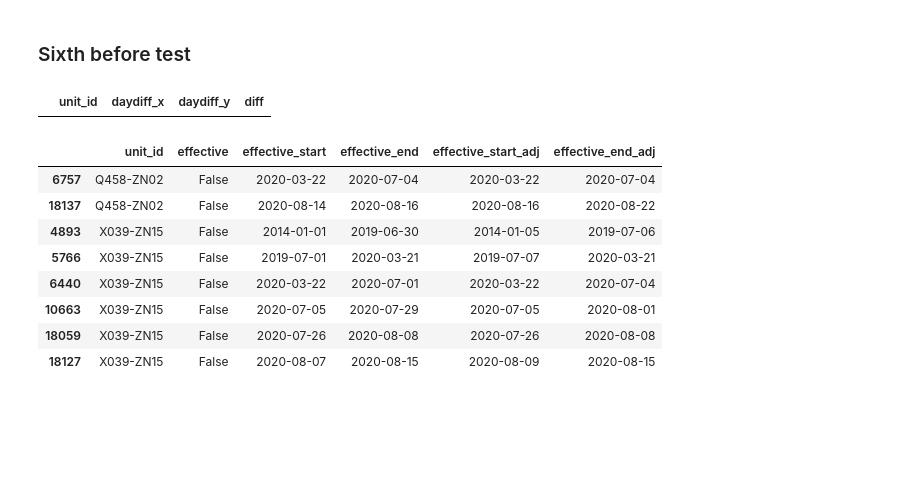
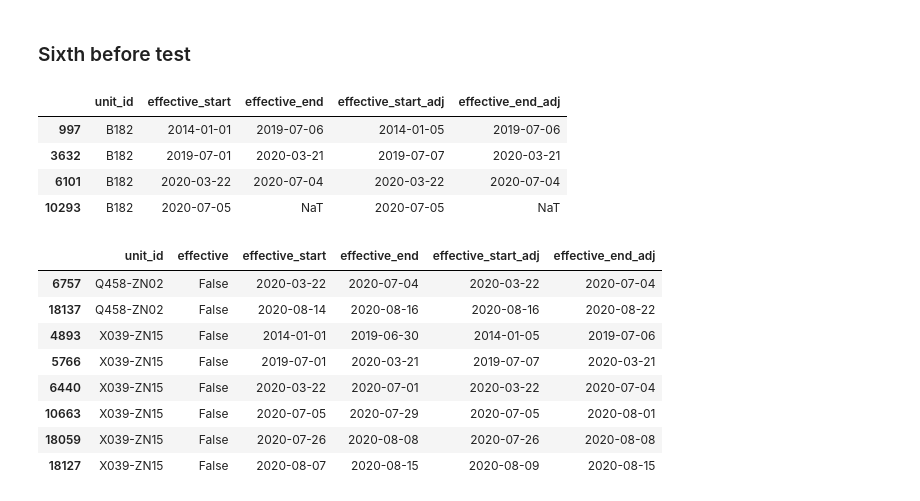
Before and after one commit to NYC-Parks/SLADB, a Jupyter notebook: testing/test_change_requests.ipynb, the cells around one changed output. Saved outputs shown, nothing was run; the diff lists cells and outputs as text; code cells hidden in the pictures; blank space fills up the shorter version.

```diff
--- a/testing/test_change_requests.ipynb
+++ b/testing/test_change_requests.ipynb
@@ -400,10 +418,19 @@ gaps_df2 = pd.read_sql(con = engine, sql = sql_gaps_2)
 temp_df = gaps_df1.merge(gaps_df2, on='unit_id')
 # %%
 temp_df['diff'] = temp_df['daydiff_y'] - temp_df['daydiff_x']
+# %%
+before_unit_season[before_unit_season['unit_id'] == 'B182'][[
+    'unit_id', 'effective_start', 'effective_end', 'effective_start_adj',
+    'effective_end_adj'
+]]
+# %% [output]
+|  | unit_id | effective_start | effective_end | effective_start_adj | effective_end_adj |
+| 997 | B182 | 2014-01-01 | 2019-07-06 | 2014-01-05 | 2019-07-06 |
+| 3632 | B182 | 2019-07-01 | 2020-03-21 | 2019-07-07 | 2020-03-21 |
+| 6101 | B182 | 2020-03-22 | 2020-07-04 | 2020-03-22 | 2020-07-04 |
+| 10293 | B182 | 2020-07-05 | NaT | 2020-07-05 | NaT |
 # %%
-temp_df[temp_df['diff']==0]
+results.append(len(temp_df[temp_df['diff']!=0])==0)
-# %% [output]
-|  | unit_id | daydiff_x | daydiff_y | diff |
 # %%
 before_unit_season[before_unit_season['unit_id'].isin(
     ['X039-ZN15', 'Q458-ZN02'])].sort_values(by='unit_id')[[
```
Also changed, not shown: parts of 118 cells of this notebook, 2 other files.
